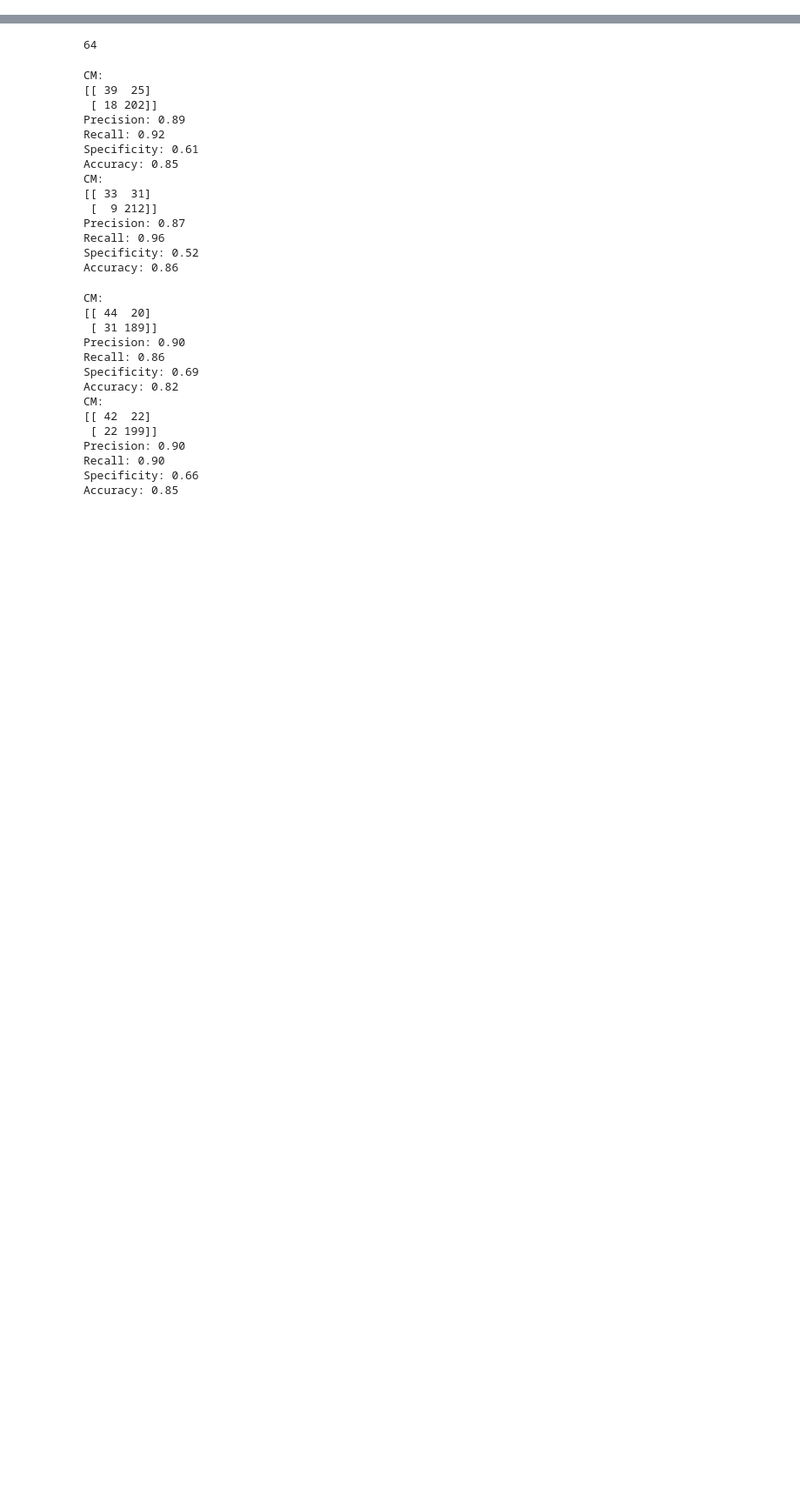
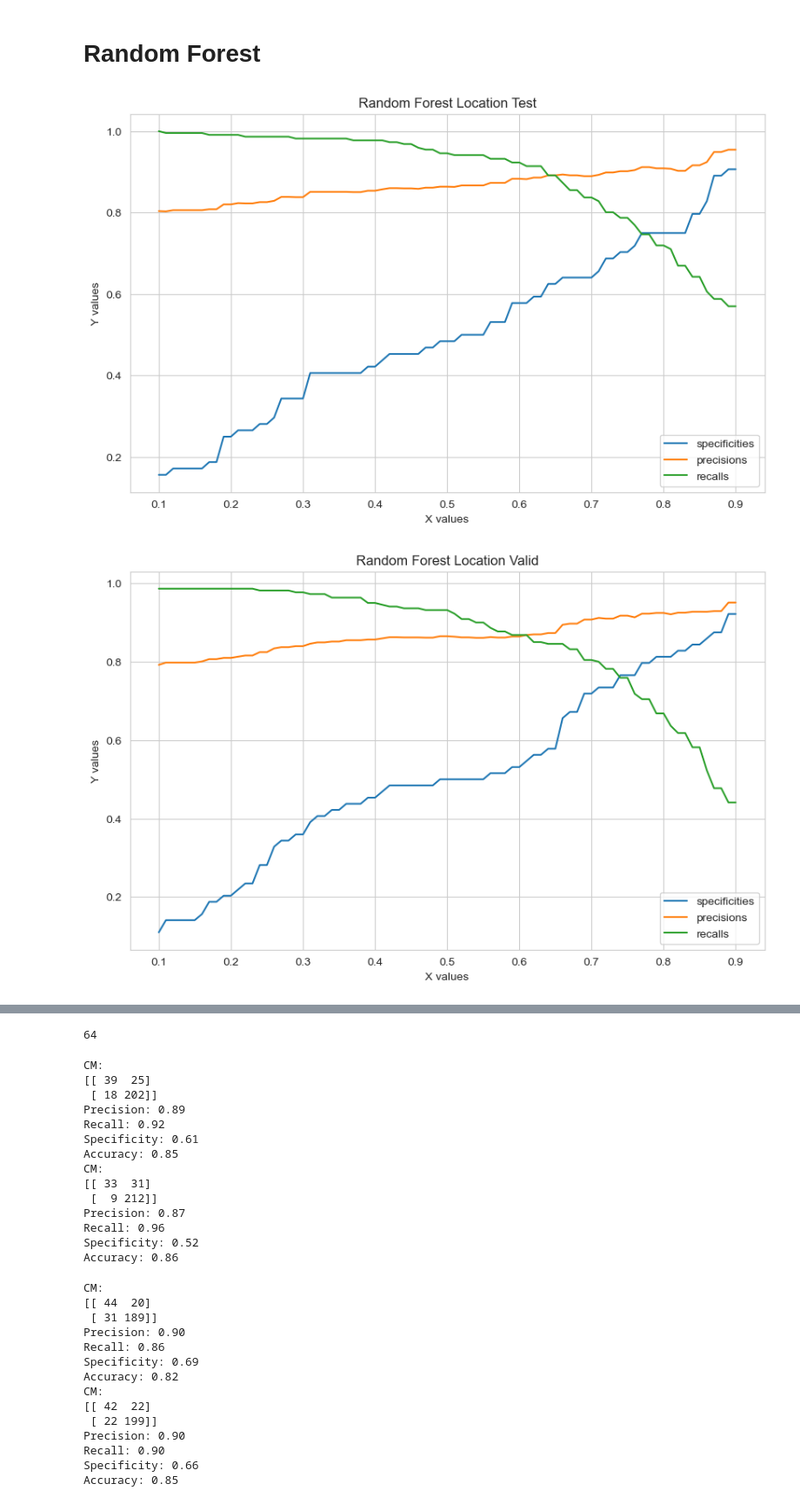
Before and after one commit to ziruiqiao/XN, a Jupyter notebook: simple_model/Random_Forest.ipynb, the cells around one changed output, grey strips where cells are left out. Shown at 87% size. Drawn from its saved outputs; the diff is of its cells as text; code cells hidden in the pictures; blank space fills up the shorter version.

```diff
--- a/simple_model/Random_Forest.ipynb
+++ b/simple_model/Random_Forest.ipynb
@@ -9,6 +9,57 @@ import xgboost as xgb
 from model_utils import *
 loc_df, X_loc_train, y_loc_train, X_loc_valid, y_loc_valid, X_loc_test, y_loc_test = load_loc_data('../')
 vec_df, X_vec_train, y_vec_train, X_vec_valid, y_vec_valid, X_vec_test, y_vec_test = load_vec_data('../')
+# %% [markdown]
+# Random Forest
 # %%
 loc_clf = RandomForestClassifier(n_estimators=60)
 loc_clf.fit(X_loc_train, y_loc_train);
+# %%
+precisions_1, recalls_1, specificities_1 = [], [], []
+precisions_2, recalls_2, specificities_2 = [], [], []
+rang = np.arange(0.1, 0.91, 0.01)
+
+for th in rang:
+    test_probs = loc_clf.predict_proba(X_loc_test)[:, 1]
+    test_pred = (test_probs >= th).astype(int)
+    prec1, recal1, spec1, _ = apply_metric(y_vec_test, test_pred, False)
+    valid_probs = loc_clf.predict_proba(X_loc_valid)[:, 1]
+    valid_pred = (valid_probs >= th).astype(int)
+    prec2, recal2, spec2, _ = apply_metric(y_vec_valid, valid_pred, False)
+    precisions_1.append(prec1)
+    recalls_1.append(recal1)
+    specificities_1.append(spec1)
+    precisions_2.append(prec2)
+    recalls_2.append(recal2)
+    specificities_2.append(spec2)
+
+plt.figure(figsize=(10, 6))
+plt.plot(rang, specificities_1, label='specificities')
+plt.plot(rang, precisions_1, label='precisions')
+plt.plot(rang, recalls_1, label='recalls')
+
+plt.title('Random Forest Location Test')
+plt.xlabel('X values')
+plt.ylabel('Y values')
+
+plt.legend()
+
+plt.grid(True)
+plt.show()
+
+plt.figure(figsize=(10, 6))
+plt.plot(rang, specificities_2, label='specificities')
+plt.plot(rang, precisions_2, label='precisions')
+plt.plot(rang, recalls_2, label='recalls')
+
+plt.title('Random Forest Location Valid')
+plt.xlabel('X values')
+plt.ylabel('Y values')
+
+plt.legend()
+
+plt.grid(True)
+plt.show()
+# %% [output]
+[figure, added]
+[figure, added]
```
Also changed, not shown: parts of 17 cells of this notebook, 50 other files.
